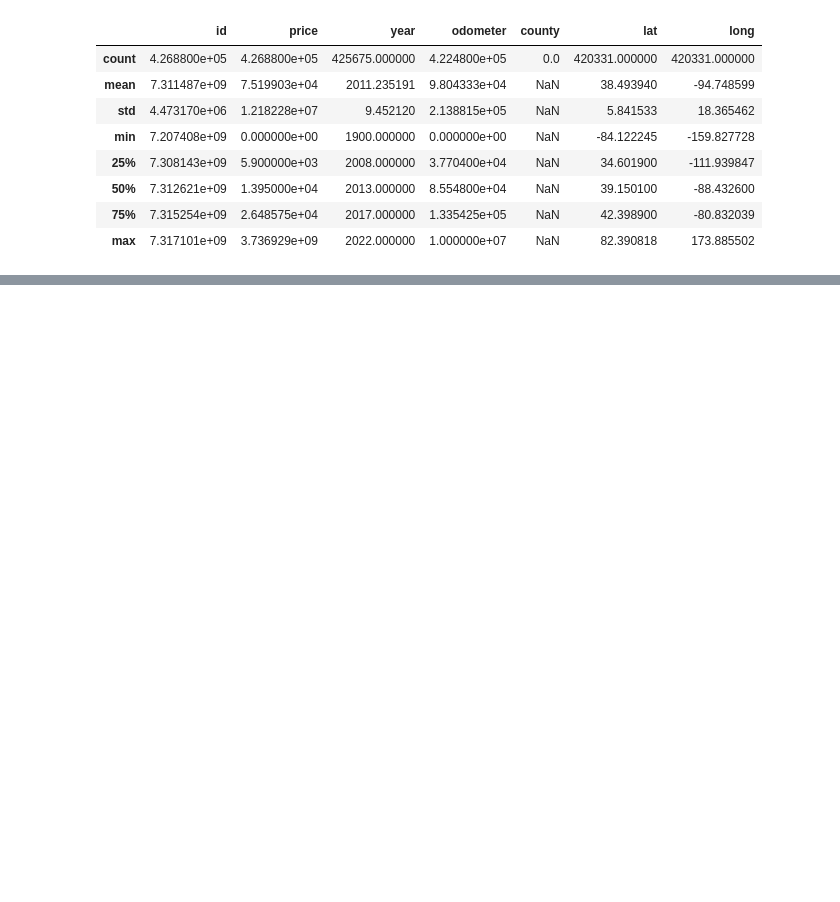
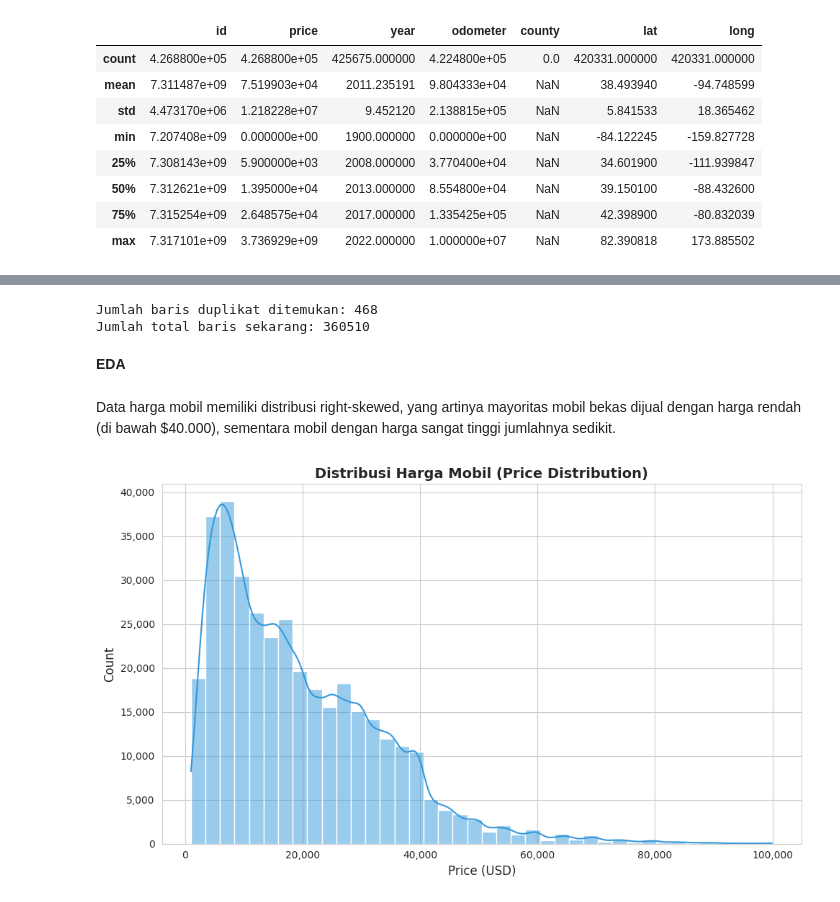
Before and after one commit to FerrelNW/used_car_price_analysis, a Jupyter notebook: used_car_price_analysis.ipynb, the cells around one changed output, grey strips where cells are left out. Cells and saved outputs as stored; diff of their text form; code cells hidden in the pictures; blank space fills up the shorter version.

```diff
--- a/used_car_price_analysis.ipynb
+++ b/used_car_price_analysis.ipynb
@@ -225,26 +106,0 @@ dtype: float64
-# %%
-# Hapus kolom VIN
-if 'VIN' in df_cleaned.columns:
-    df_cleaned = df_cleaned.drop(columns=['VIN'])
-    print("Kolom 'VIN' dihapus.")
-
-# Isi kolom kategorikal dengan modus
-categorical_cols_to_fill = [
-    'cylinders', 'condition', 'drive', 'paint_color',
-    'type', 'title_status', 'fuel', 'transmission'
-]
-
-for col in categorical_cols_to_fill:
-    mode = df_cleaned[col].mode()[0]
-    df_cleaned[col].fillna(mode, inplace=True)
-    print(f"Nilai kosong di '{col}' diisi dengan modus: '{mode}'")
-
-# Isi kolom numerik dengan median
-numerical_cols_to_fill = ['lat', 'long']
-
-for col in numerical_cols_to_fill:
-    median = df_cleaned[col].median()
-    df_cleaned[col].fillna(median, inplace=True)
-    print(f"Nilai kosong di '{col}' diisi dengan median: {median}")
-
-print(df_cleaned.isnull().sum())
@@ -525,0 +154,28 @@ plt.show();
+# %%
+print(f"\nJumlah baris duplikat ditemukan: {df_clean.duplicated().sum()}")
+df_cleaned = df_clean.drop_duplicates()
+
+print(f"Jumlah total baris sekarang: {df_cleaned.shape[0]}")
+# %% [output]
+Jumlah baris duplikat ditemukan: 468
+Jumlah total baris sekarang: 360510
+# %% [markdown]
+**EDA**
+# %% [markdown]
+Data harga mobil memiliki distribusi right-skewed, yang artinya mayoritas mobil bekas dijual dengan harga rendah (di bawah $40.000), sementara mobil dengan harga sangat tinggi jumlahnya sedikit.
+# %%
+# Distribusi Harga Mobil
+fig, ax = plt.subplots(figsize=(10, 6))
+
+sns.histplot(df_clean['price'], kde=True, color='#3498db', bins=40, ax=ax)
+
+ax.set_title('Distribusi Harga Mobil (Price Distribution)', fontweight='bold')
+ax.set_xlabel('Price (USD)')
+
+ax.xaxis.set_major_formatter(ticker.StrMethodFormatter('{x:,.0f}'))
+ax.yaxis.set_major_formatter(ticker.StrMethodFormatter('{x:,.0f}'))
+
+plt.tight_layout()
+plt.show()
+# %% [output]
+[figure, added]
```
Also changed, not shown: parts of 53 cells of this notebook, 1 other file.
